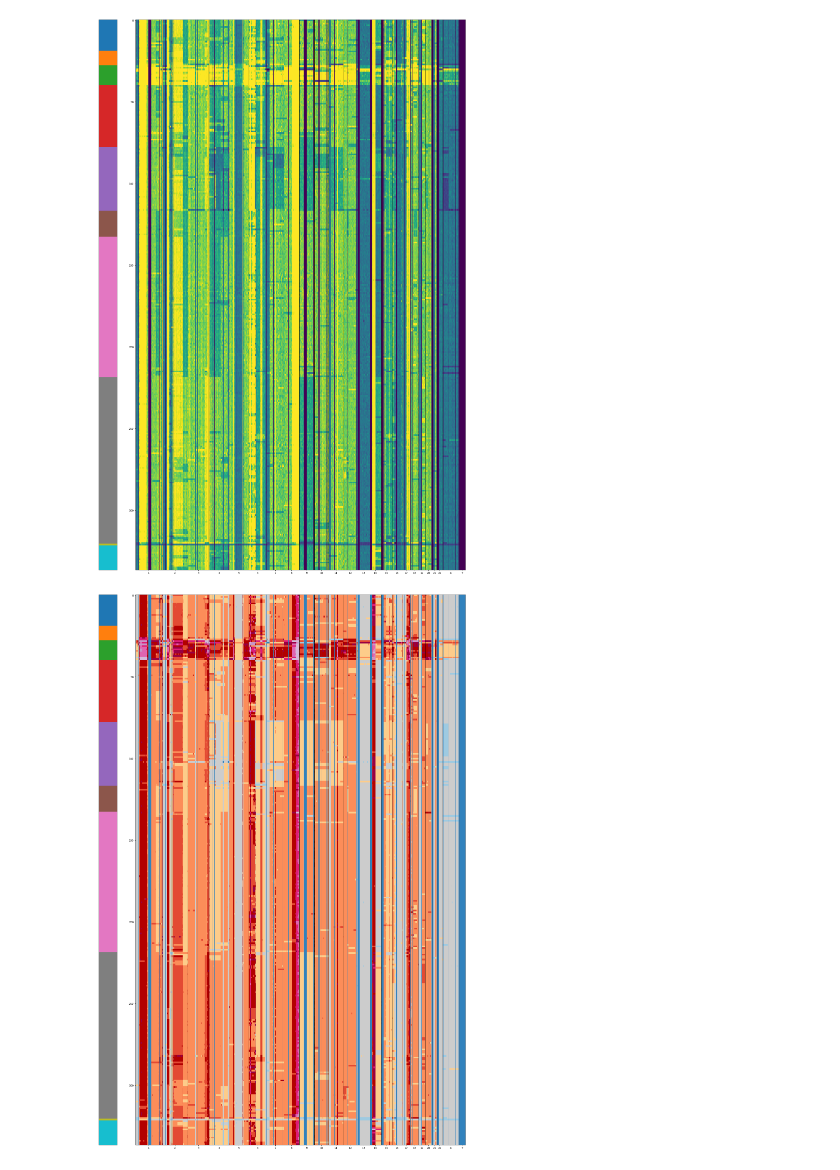
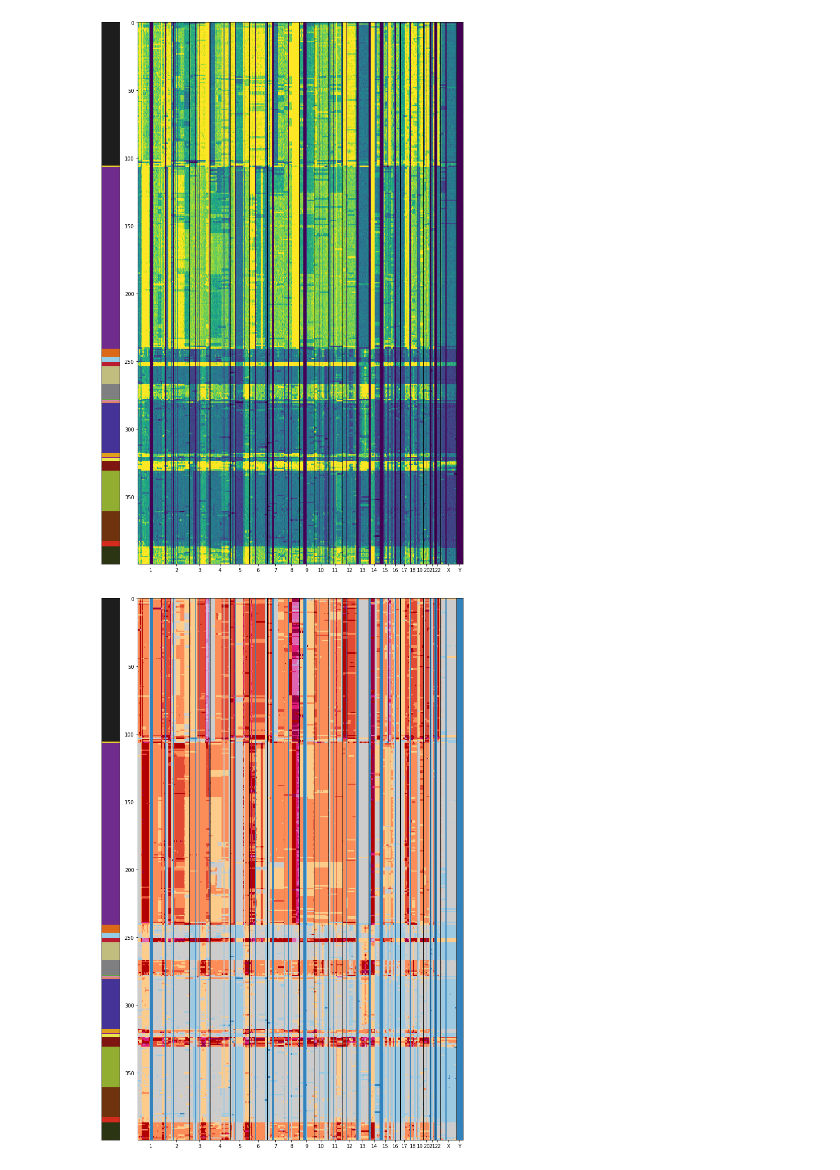
Before and after one commit to shahcompbio/scgenome-deprecated, a Jupyter notebook: notebooks/cndp.ipynb, the cells around one changed output. Cells and saved outputs as stored; diff of their text form; code cells hidden in the pictures.

```diff
--- a/notebooks/cndp.ipynb
+++ b/notebooks/cndp.ipynb
@@ -186,2 +201,15 @@ matrix_data = scgenome.cnplot.plot_clustered_cell_cn_matrix_figure(
+# %%
+
+# subset cells
+cell_ids = cn_data['cell_id'].unique()
+np.random.shuffle(cell_ids)
+cell_ids = cell_ids[:50]
+
+matrix_data = (
+    cn_data
+    .merge(pd.DataFrame({'cell_id': cell_ids}))
+    .set_index(['chr', 'start', 'cell_id'])
+    [['reads', 'state', 'copy']]
+    .unstack(level=2, fill_value=0.))
 # %%
 
@@ -257,0 +263,12 @@ for i in range(10):
+# %%
+
+pair_log_marginals = np.zeros((n_cells, n_cells))
+
+for i in range(n_cells):
+    print(i)
+    for j in range(n_cells):
+        log_marginal_pair = calculate_marginal_ll_simple(
+            measurement[[i,j], :],
+            variances[[i,j], :],
+            transmodel)
+        pair_log_marginals[i, j] = log_marginal_pair
@@ -257,0 +398,5 @@ for i in range(10):
+# %%
+
+for i in range(20):
+    print(i)
+    assignments = gibbs_sample_cluster_indices(measurement, variances, assignments, max_clusters, alpha, e0, e1)
@@ -280,23 +446,23 @@ gibbs_clusters.head()
 # %%
 
 plot_data = cn_data.copy()
-plot_data = plot_data.merge(gibbs_clusters)
+plot_data = plot_data.drop(['cluster_id'], axis=1).merge(gibbs_clusters)
 bin_filter = (plot_data['gc'] <= 0) | (plot_data['copy'].isnull())
 plot_data.loc[bin_filter, 'state'] = 0
 plot_data.loc[plot_data['copy'] > 5, 'copy'] = 5.
 plot_data.loc[plot_data['copy'] < 0, 'copy'] = 0.
 
-cluster_col = 'gibbs_cluster_id'
+cluster_col = 'cluster_id'
 
 fig = plt.figure(figsize=(15, 2))
 scgenome.cnplot.plot_cluster_cn_matrix(
     fig, plot_data, 'state', cluster_field_name=cluster_col)
 
-fig = plt.figure(figsize=(20, 30))
-matrix_data = scgenome.cnplot.plot_clustered_cell_cn_matrix_figure(
+fig = plt.figure(figsize=(10, 15))
+_ = scgenome.cnplot.plot_clustered_cell_cn_matrix_figure(
     fig, plot_data, 'copy', cluster_field_name=cluster_col, raw=True)
 
-fig = plt.figure(figsize=(20, 30))
-matrix_data = scgenome.cnplot.plot_clustered_cell_cn_matrix_figure(
+fig = plt.figure(figsize=(10, 15))
+_ = scgenome.cnplot.plot_clustered_cell_cn_matrix_figure(
     fig, plot_data, 'state', cluster_field_name=cluster_col)
 # %% [output]
@@ -305,2 +471,2 @@ matrix_data = scgenome.cnplot.plot_clustered_cell_cn_matrix_figure(
-[figure, old version]
+[figure, new version]
-[figure, old version]
+[figure, new version]
```
Also changed, not shown: parts of 16 cells of this notebook.
